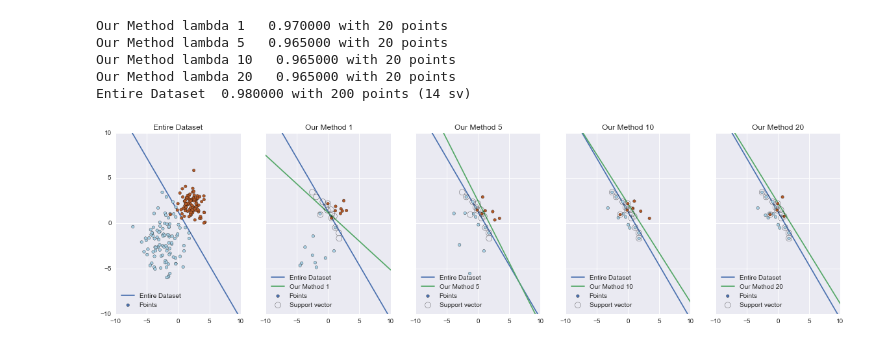
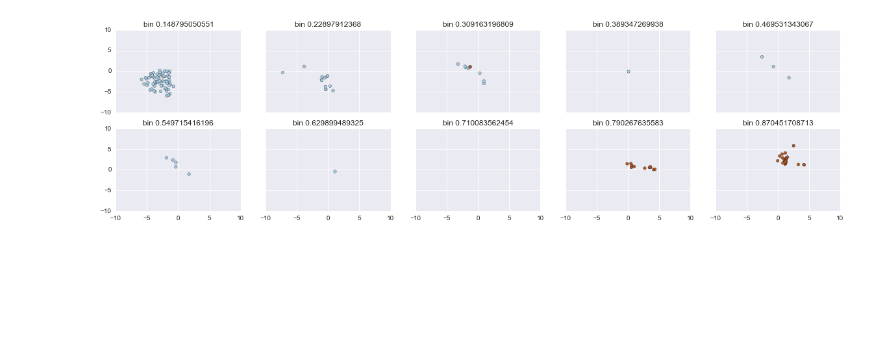
Before and after one commit to jkirsch/hashbucketscreening, a Jupyter notebook: docs/Bucket screening - Biased Sampling.ipynb, the cells around one changed output. Cells and saved outputs as stored; diff of their text form; code cells hidden in the pictures; blank space fills up the shorter version.

```diff
--- a/docs/Bucket screening - Biased Sampling.ipynb
+++ b/docs/Bucket screening - Biased Sampling.ipynb
@@ -266,65 +389,5 @@ Wall time: 111 ms
-# %%
-# Now compute P_i for each point
-# train svm on the entire data
-entire = svm.SVC(kernel='linear')
-entire.fit(X,Y)
-
-## from pylab import rcParams
-rcParams['figure.figsize'] = 20, 5
-f, (ax1, ax2, ax3, ax4, ax5) = plt.subplots(1, 5, sharey=True, sharex=True)
-# plot the random svm
-
-ax1.scatter(X[:, 0], X[:, 1], c=Y, zorder=10, cmap=plt.cm.Paired, label='Points')
-ax1.set_title('Entire Dataset')
-
-#ax2.scatter(reducedX[:, 0], reducedX[:, 1], c=reducedY, zorder=10, cmap=plt.cm.Paired, label='Points')
-#ax2.set_title('Mixed Buckets')
-
-#sets = [[0.73, 0.86],[0.6,0.85],[0.85,0.90],[0.9, 0.95]]
-sets = [1,5,10,20]
-
-plotHyperplane(entire.coef_[0],entire.intercept_[0],plt=ax1,label='Entire Dataset')
-
-count = 0;
-for plot in (ax2, ax3, ax4, ax5):
-    plotHyperplane(entire.coef_[0],entire.intercept_[0],plt=plot,label='Entire Dataset')
-    s = 0
-    try:
-        reducedX, reducedY = screen.sampleFilter(X,Y, lambdaParameter=sets[count], alpha=0.1, rnd = 42)
-        plot.scatter(reducedX[:, 0], reducedX[:, 1], c=reducedY, zorder=10, cmap=plt.cm.Paired, label='Points')
-
-        reduced = svm.SVC(kernel='linear')
-        reduced.fit(reducedX, reducedY)
-        s = reduced.score(X,Y)
-        plotHyperplane(reduced.coef_[0],reduced.intercept_[0],plt=plot,label='Our Method ' + str(sets[count]))
-
-    except (ValueError, IndexError):
-        pass
-
-    print('Our Method lambda %s   %f with %d points' % (str(sets[count]),s ,reducedX.shape[0] ))
-
-    plot.set_title('Our Method ' + str(sets[count]))
-    plot.scatter(entire.support_vectors_[:, 0], entire.support_vectors_[:, 1], s=80,
-                facecolors='none', zorder=10, label='Support vector')
-    plot.legend(loc='lower left')
-
-    count = count + 1
-
-
-
-
-#plt.scatter(X_selected[:,0], X_selected[:,1],  s=80,
-#                facecolors='none', zorder=10, label='Selected Points')
-
-ax1.set_xlim([-10,10])
-ax1.set_ylim([-10,10])
-ax1.legend(loc='lower left')
-#ax1.show()
-print('Entire Dataset  %f with %d points (%d sv)'% (entire.score(X,Y),X.shape[0], entire.support_vectors_.shape[0]))
-# %% [output]
-Our Method lambda 1   0.970000 with 20 points
-Our Method lambda 5   0.965000 with 20 points
-Our Method lambda 10   0.965000 with 20 points
-Our Method lambda 20   0.965000 with 20 points
-Entire Dataset  0.980000 with 200 points (14 sv)
-[figure, removed]
+# %%
+# show the distribution of the points in the buckets
+screen.showPoints(X,Y)
+# %% [output]
+[figure, added]
```
Also changed, not shown: parts of 10 cells of this notebook.
